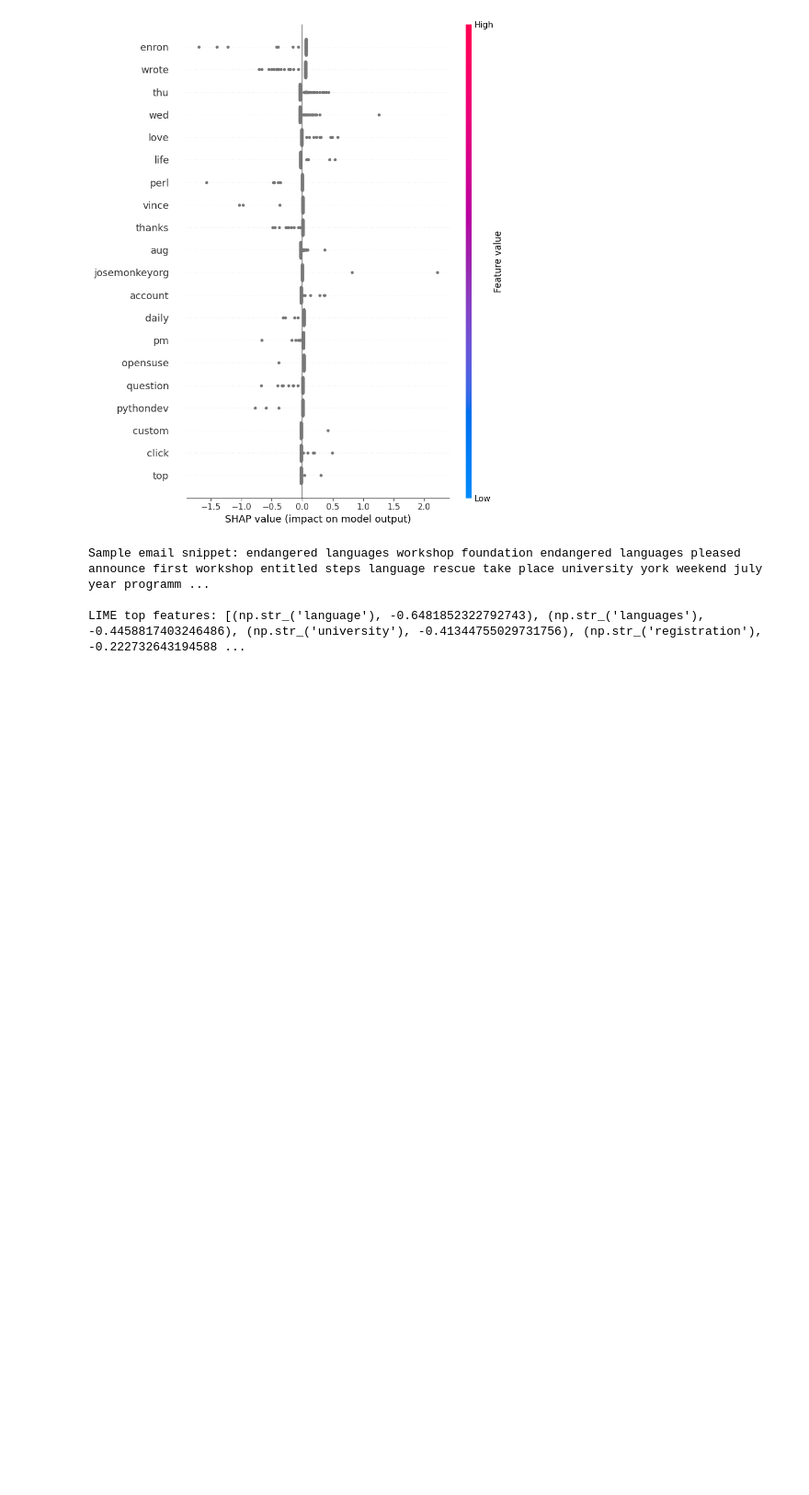
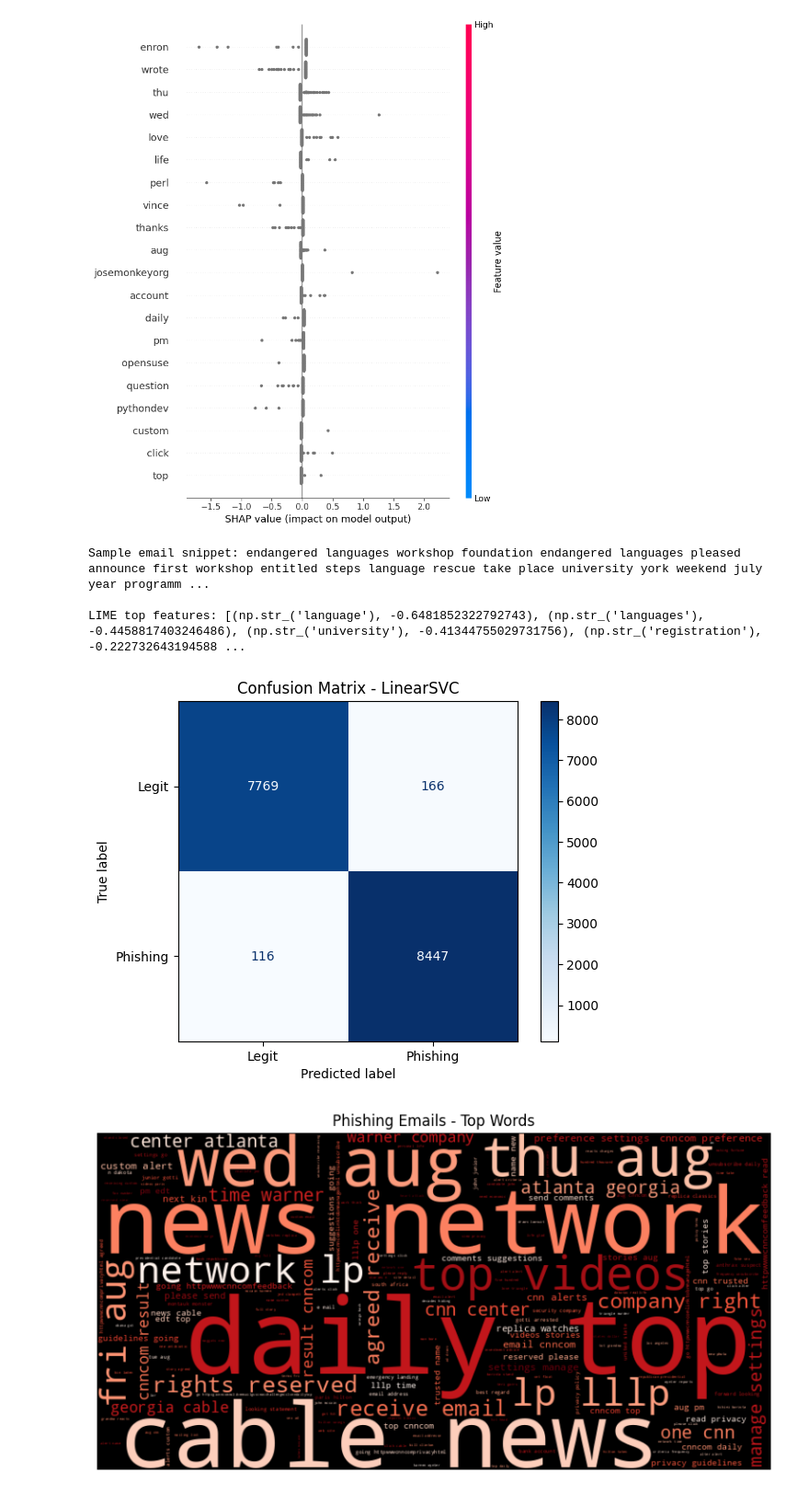
Before and after one commit to rmp7439/phishing-email-classifier, a Jupyter notebook: classifier.ipynb, the cells around one changed output. Shown at 92% size. Saved outputs shown, nothing was run; the diff lists cells and outputs as text; code cells hidden in the pictures; blank space fills up the shorter version.

Commit message:
feat: visuals - confusion matrix, SHAP, wordclouds saved to results

```diff
--- a/classifier.ipynb
+++ b/classifier.ipynb
@@ -262,3 +262,37 @@ print("\nLIME top features:", exp.as_list())
 Sample email snippet: endangered languages workshop foundation endangered languages pleased announce first workshop entitled steps language rescue take place university york weekend july year programm ...
 
 LIME top features: [(np.str_('language'), -0.6481852322792743), (np.str_('languages'), -0.4458817403246486), (np.str_('university'), -0.41344755029731756), (np.str_('registration'), -0.222732643194588 ...
+# %%
+from sklearn.metrics import confusion_matrix, ConfusionMatrixDisplay, RocCurveDisplay
+from wordcloud import WordCloud
+
+# 1. Confusion Matrix
+cm = confusion_matrix(y_test_c, y_pred_svc)
+disp = ConfusionMatrixDisplay(confusion_matrix=cm, display_labels=['Legit', 'Phishing'])
+disp.plot(cmap='Blues')
+plt.title('Confusion Matrix - LinearSVC')
+plt.savefig('results/confusion_matrix.png', bbox_inches='tight')
+plt.show()
+
+# 2. Wordcloud - Phishing
+phishing_text = ' '.join(df[df['label'] == 1]['cleaned'])
+wc = WordCloud(width=800, height=400, background_color='black', colormap='Reds').generate(phishing_text)
+plt.figure(figsize=(10, 5))
+plt.imshow(wc, interpolation='bilinear')
+plt.axis('off')
+plt.title('Phishing Emails - Top Words')
+plt.savefig('results/wordcloud_phishing.png', bbox_inches='tight')
+plt.show()
+
+# 3. Wordcloud - Legit
+legit_text = ' '.join(df[df['label'] == 0]['cleaned'])
+wc2 = WordCloud(width=800, height=400, background_color='black', colormap='Blues').generate(legit_text)
+plt.figure(figsize=(10, 5))
+plt.imshow(wc2, interpolation='bilinear')
+plt.axis('off')
+plt.title('Legit Emails - Top Words')
+plt.savefig('results/wordcloud_legit.png', bbox_inches='tight')
+plt.show()
+# %% [output]
+[figure, added]
+[figure, added]
```
Also changed, not shown: parts of 1 cell of this notebook, 3 other files.
